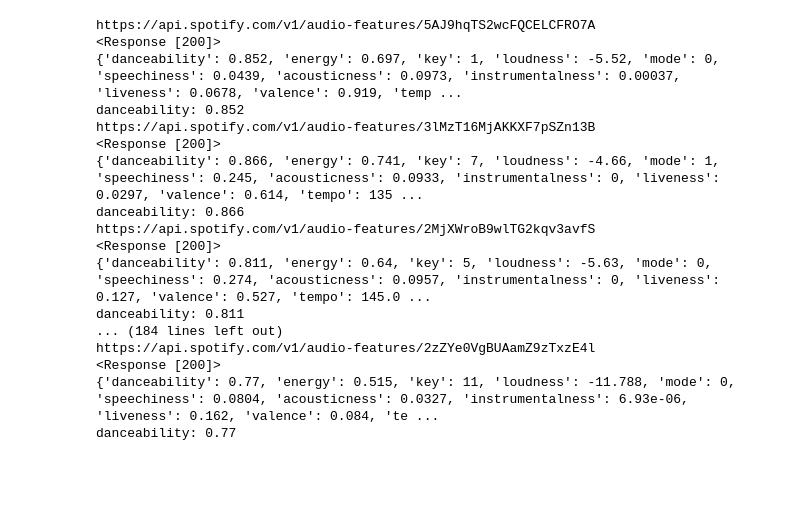
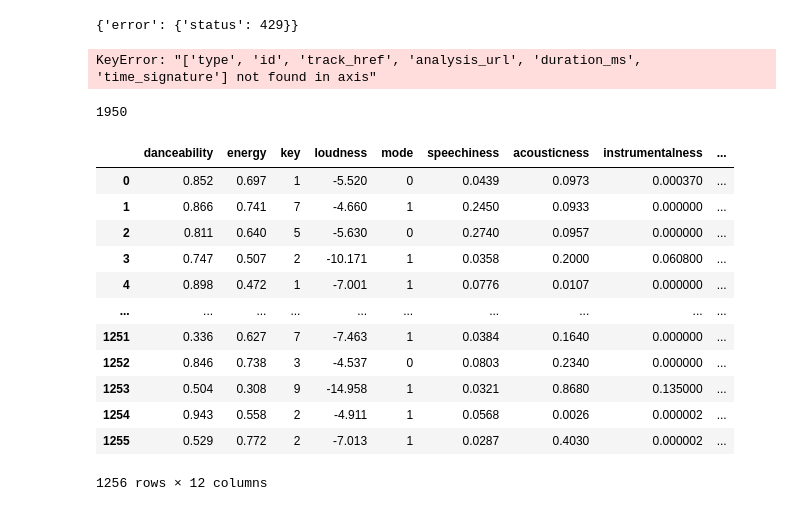
Before and after one commit to ECPrice1/Group_2_Project_3, a Jupyter notebook: scrape.ipynb, the cells around one changed output. Cells and saved outputs as stored; diff of their text form; code cells hidden in the pictures; blank space fills up the shorter version.

```diff
--- a/scrape.ipynb
+++ b/scrape.ipynb
@@ -18,6 +9,13 @@ soup = soup(html, 'html.parser')
-# %%
-# Extract all the text elements
-Top_chart_elements = soup.find_all("div", class_="o-chart-results-list-row-container")
 # %%
+date_list = []
 # Create an empty list to store the dictionaries
 top_chart_list = []
+# %%
+start_date = datetime.strptime('2024-06-08', '%Y-%m-%d')
+end_date = datetime.strptime('2023-09-16', '%Y-%m-%d')
+
+current_date = start_date
+while current_date >= end_date:
+    print(current_date.strftime('%Y-%m-%d'))
+    date_list.append(current_date.strftime('%Y-%m-%d'))
+    current_date -= timedelta(days=7)
@@ -160,28 +187,35 @@ URI_list
 # %%
+index = 0
+temp_df = pd.DataFrame()
 for URI in URI_list:
     Track_URL = f'https://api.spotify.com/v1/audio-features/{URI}'
-    print(Track_URL)
     track_info = requests.get(Track_URL, headers=headers)
-    print(track_info)
     track_details = track_info.json()
     print(track_details)
-    danceability = track_details['danceability']
-    print(f'danceability: {danceability}')
+    df = pd.DataFrame(track_details, index = [index])
+    df = df.drop(columns=['type', 'id', 'track_href', 'analysis_url', 'duration_ms', 'time_signature' ])
+    index+=1
+    temp_df = pd.concat([temp_df, df])
 # %% [output]
-https://api.spotify.com/v1/audio-features/5AJ9hqTS2wcFQCELCFRO7A
-<Response [200]>
-{'danceability': 0.852, 'energy': 0.697, 'key': 1, 'loudness': -5.52, 'mode': 0, 'speechiness': 0.0439, 'acousticness': 0.0973, 'instrumentalness': 0.00037, 'liveness': 0.0678, 'valence': 0.919, 'temp ...
-danceability: 0.852
-https://api.spotify.com/v1/audio-features/3lMzT16MjAKKXF7pSZn13B
-<Response [200]>
-{'danceability': 0.866, 'energy': 0.741, 'key': 7, 'loudness': -4.66, 'mode': 1, 'speechiness': 0.245, 'acousticness': 0.0933, 'instrumentalness': 0, 'liveness': 0.0297, 'valence': 0.614, 'tempo': 135 ...
-danceability: 0.866
-https://api.spotify.com/v1/audio-features/2MjXWroB9wlTG2kqv3avfS
-<Response [200]>
-{'danceability': 0.811, 'energy': 0.64, 'key': 5, 'loudness': -5.63, 'mode': 0, 'speechiness': 0.274, 'acousticness': 0.0957, 'instrumentalness': 0, 'liveness': 0.127, 'valence': 0.527, 'tempo': 145.0 ...
-danceability: 0.811
-... (184 lines left out)
-https://api.spotify.com/v1/audio-features/2zZYe0VgBUAamZ9zTxzE4l
-<Response [200]>
-{'danceability': 0.77, 'energy': 0.515, 'key': 11, 'loudness': -11.788, 'mode': 0, 'speechiness': 0.0804, 'acousticness': 0.0327, 'instrumentalness': 6.93e-06, 'liveness': 0.162, 'valence': 0.084, 'te ...
-danceability: 0.77
+{'error': {'status': 429}}
+KeyError: "['type', 'id', 'track_href', 'analysis_url', 'duration_ms', 'time_signature'] not found in axis"
+# %%
+len(URI_list)
+# %% [output]
+1950
+# %%
+temp_df
+# %% [output]
+|  | danceability | energy | key | loudness | mode | speechiness | acousticness | instrumentalness | ... |
+| 0 | 0.852 | 0.697 | 1 | -5.520 | 0 | 0.0439 | 0.0973 | 0.000370 | ... |
+| 1 | 0.866 | 0.741 | 7 | -4.660 | 1 | 0.2450 | 0.0933 | 0.000000 | ... |
+| 2 | 0.811 | 0.640 | 5 | -5.630 | 0 | 0.2740 | 0.0957 | 0.000000 | ... |
+| 3 | 0.747 | 0.507 | 2 | -10.171 | 1 | 0.0358 | 0.2000 | 0.060800 | ... |
+| 4 | 0.898 | 0.472 | 1 | -7.001 | 1 | 0.0776 | 0.0107 | 0.000000 | ... |
+| ... | ... | ... | ... | ... | ... | ... | ... | ... | ... |
+| 1251 | 0.336 | 0.627 | 7 | -7.463 | 1 | 0.0384 | 0.1640 | 0.000000 | ... |
+| 1252 | 0.846 | 0.738 | 3 | -4.537 | 0 | 0.0803 | 0.2340 | 0.000000 | ... |
+| 1253 | 0.504 | 0.308 | 9 | -14.958 | 1 | 0.0321 | 0.8680 | 0.135000 | ... |
+| 1254 | 0.943 | 0.558 | 2 | -4.911 | 1 | 0.0568 | 0.0026 | 0.000002 | ... |
+| 1255 | 0.529 | 0.772 | 2 | -7.013 | 1 | 0.0287 | 0.4030 | 0.000002 | ... |
+1256 rows × 12 columns
```
Also changed, not shown: parts of 13 cells of this notebook, 1 other file.
